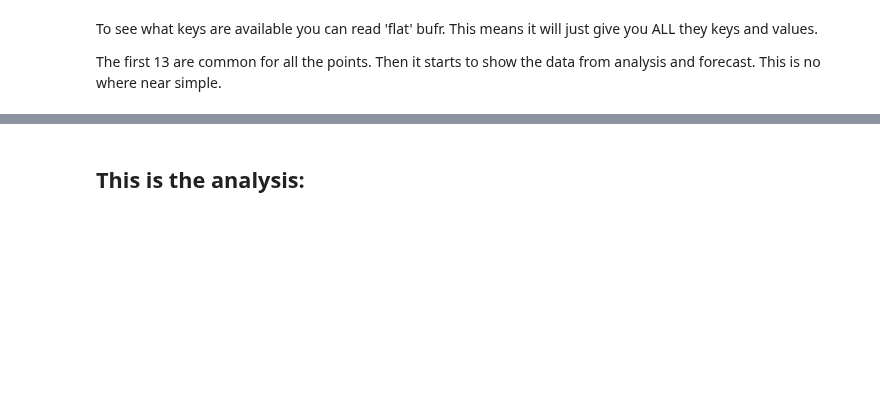
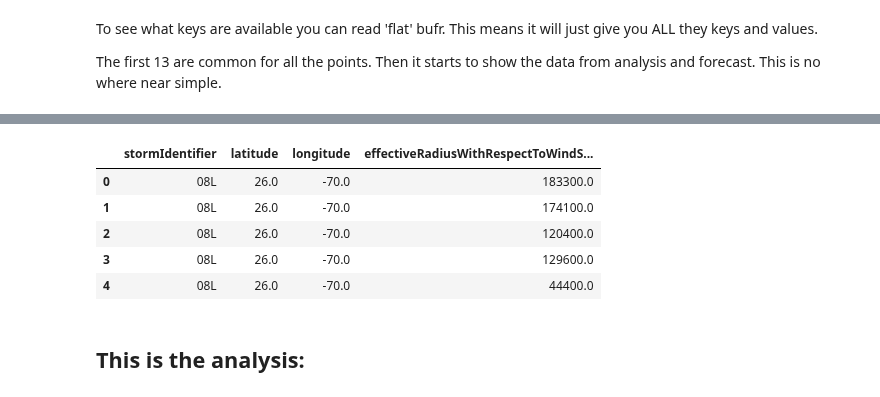
Before and after one commit to ECMWFCode4Earth/TropiDash, a Jupyter notebook: notebooks-examples-trials/Inspect_tc_bufr_data.ipynb, the cells around one changed output, grey strips where cells are left out. Saved outputs shown, nothing was run; the diff lists cells and outputs as text; code cells hidden in the pictures; blank space fills up the shorter version.

```diff
--- a/notebooks-examples-trials/Inspect_tc_bufr_data.ipynb
+++ b/notebooks-examples-trials/Inspect_tc_bufr_data.ipynb
@@ -112,3 +97,14 @@ df.T.head(13)
+# %%
+df_prova = pdbufr.read_bufr("tc_test.bufr",
+    columns=("stormIdentifier", "latitude", "longitude", "effectiveRadiusWithRespectToWindSpeedsAboveThreshold"))
+df_prova.head()
+# %% [output]
+|  | stormIdentifier | latitude | longitude | effectiveRadiusWithRespectToWindS... |
+| 0 | 08L | 26.0 | -70.0 | 183300.0 |
+| 1 | 08L | 26.0 | -70.0 | 174100.0 |
+| 2 | 08L | 26.0 | -70.0 | 120400.0 |
+| 3 | 08L | 26.0 | -70.0 | 129600.0 |
+| 4 | 08L | 26.0 | -70.0 | 44400.0 |
 # %% [markdown]
 ## This is the analysis:
 # %%
```
Also changed, not shown: parts of 5 cells of this notebook, 4 other files.
